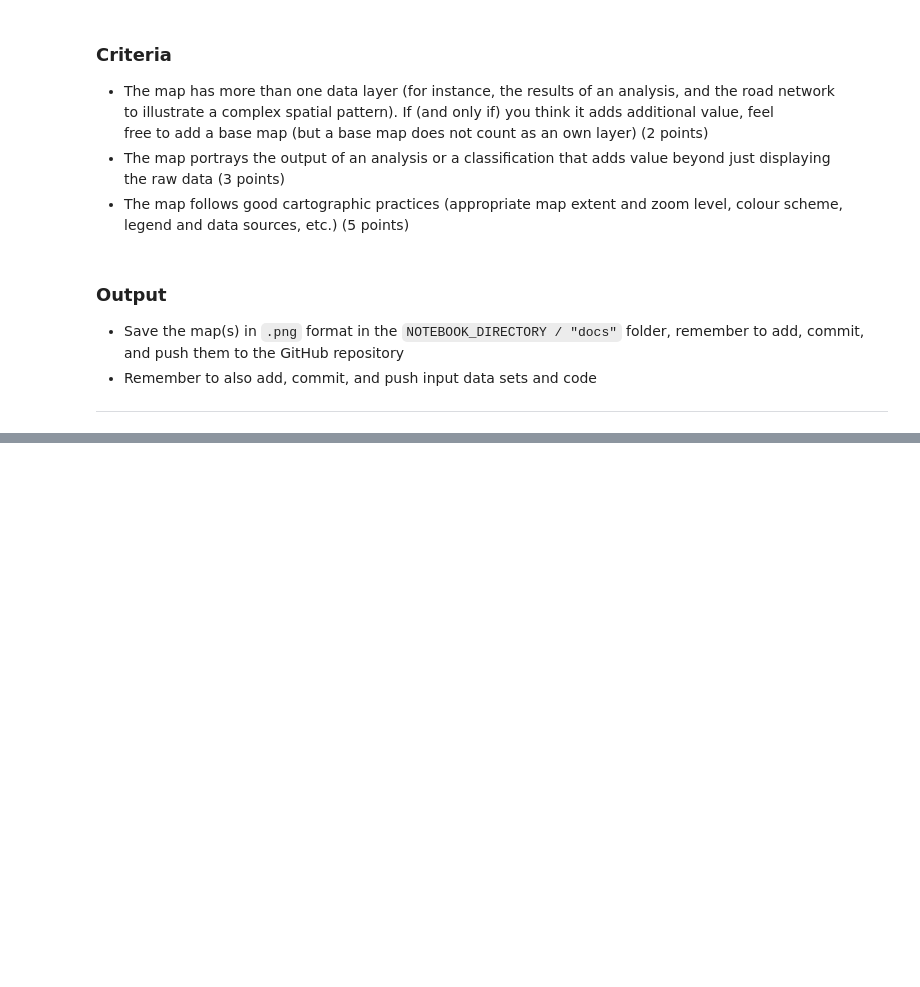
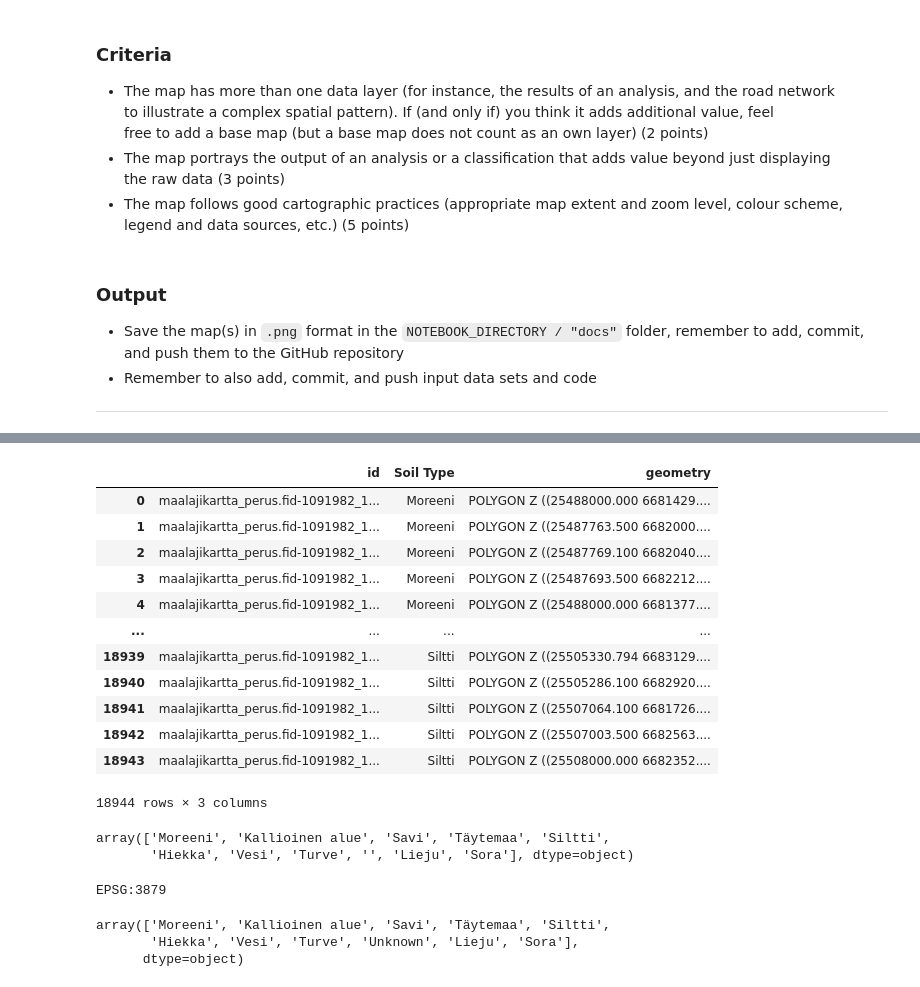
Before and after one commit to SyedAR-17/Geo-Python, a Jupyter notebook: Exercise-5-problem-1.ipynb, the cells around one changed output, grey strips where cells are left out. Cells and saved outputs as stored; diff of their text form; code cells hidden in the pictures; blank space fills up the shorter version.

```diff
--- a/Exercise-5-problem-1.ipynb
+++ b/Exercise-5-problem-1.ipynb
@@ -44,0 +101,25 @@ OUTPUT_DIRECTORY = NOTEBOOK_PATH / "docs"
+# %%
+df.dropna()
+# %% [output]
+|  | id | Soil Type | geometry |
+| 0 | maalajikartta_perus.fid-1091982_1... | Moreeni | POLYGON Z ((25488000.000 6681429.... |
+| 1 | maalajikartta_perus.fid-1091982_1... | Moreeni | POLYGON Z ((25487763.500 6682000.... |
+| 2 | maalajikartta_perus.fid-1091982_1... | Moreeni | POLYGON Z ((25487769.100 6682040.... |
+| 3 | maalajikartta_perus.fid-1091982_1... | Moreeni | POLYGON Z ((25487693.500 6682212.... |
+| 4 | maalajikartta_perus.fid-1091982_1... | Moreeni | POLYGON Z ((25488000.000 6681377.... |
+| ... | ... | ... | ... |
+| 18939 | maalajikartta_perus.fid-1091982_1... | Siltti | POLYGON Z ((25505330.794 6683129.... |
+| 18940 | maalajikartta_perus.fid-1091982_1... | Siltti | POLYGON Z ((25505286.100 6682920.... |
+| 18941 | maalajikartta_perus.fid-1091982_1... | Siltti | POLYGON Z ((25507064.100 6681726.... |
+| 18942 | maalajikartta_perus.fid-1091982_1... | Siltti | POLYGON Z ((25507003.500 6682563.... |
+| 18943 | maalajikartta_perus.fid-1091982_1... | Siltti | POLYGON Z ((25508000.000 6682352.... |
+18944 rows × 3 columns
+# %%
+df['Soil Type'].unique()
+# %% [output]
+array(['Moreeni', 'Kallioinen alue', 'Savi', 'Täytemaa', 'Siltti',
+       'Hiekka', 'Vesi', 'Turve', '', 'Lieju', 'Sora'], dtype=object)
+# %%
+print(df.crs)
+# %% [output]
+EPSG:3879
@@ -44,0 +128,6 @@ OUTPUT_DIRECTORY = NOTEBOOK_PATH / "docs"
+# %%
+df['Soil Type'].unique()
+# %% [output]
+array(['Moreeni', 'Kallioinen alue', 'Savi', 'Täytemaa', 'Siltti',
+       'Hiekka', 'Vesi', 'Turve', 'Unknown', 'Lieju', 'Sora'],
+      dtype=object)
```
Also changed, not shown: parts of 15 cells of this notebook.
